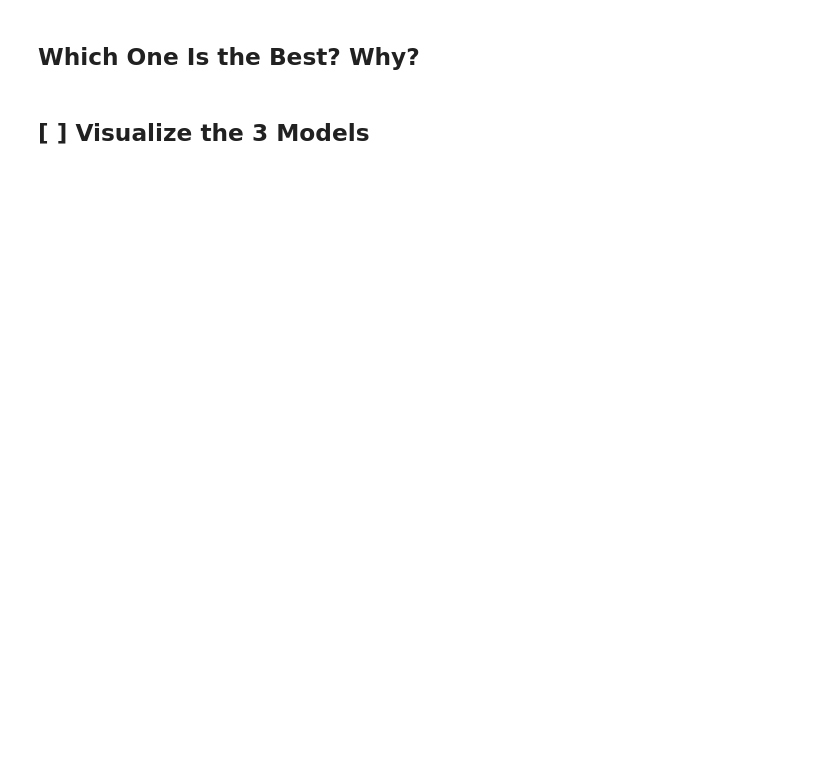
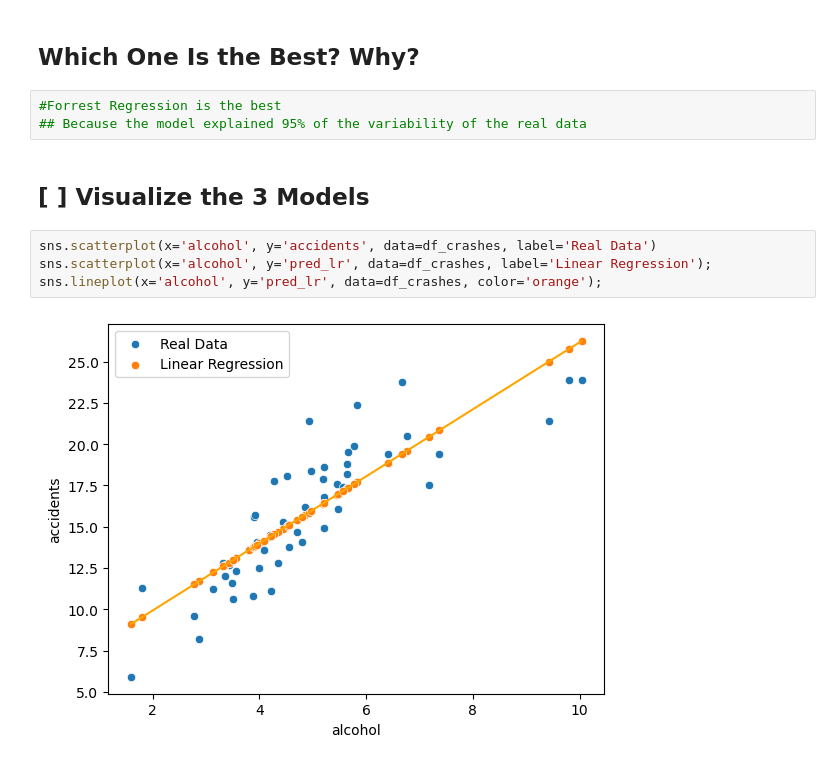
Before and after one commit to Ijanu-David-Agumdia/resolving-machine-learning-python, a Jupyter notebook: 01_The Linear Regression & Supervised Regression Models/01B_ml-linear-regression_session_blank.ipynb, the cells around one changed output. Saved outputs shown, nothing was run; the diff lists cells and outputs as text; blank space fills up the shorter version.

```diff
--- a/01_The Linear Regression & Supervised Regression Models/01B_ml-linear-regression_session_blank.ipynb
+++ b/01_The Linear Regression & Supervised Regression Models/01B_ml-linear-regression_session_blank.ipynb
@@ -385,4 +512,13 @@ ImportError: cannot import name 'Rando' from 'sklearn.ensemble' (C:\Anaconda\lib
 # %% [markdown]
 ## Which One Is the Best? Why?
+# %%
+#Forrest Regression is the best
+## Because the model explained 95% of the variability of the real data
 # %% [markdown]
 ## [ ] Visualize the 3 Models
+# %%
+sns.scatterplot(x='alcohol', y='accidents', data=df_crashes, label='Real Data')
+sns.scatterplot(x='alcohol', y='pred_lr', data=df_crashes, label='Linear Regression');
+sns.lineplot(x='alcohol', y='pred_lr', data=df_crashes, color='orange');
+# %% [output]
+[figure, added]
```
Also changed, not shown: parts of 23 cells of this notebook.
